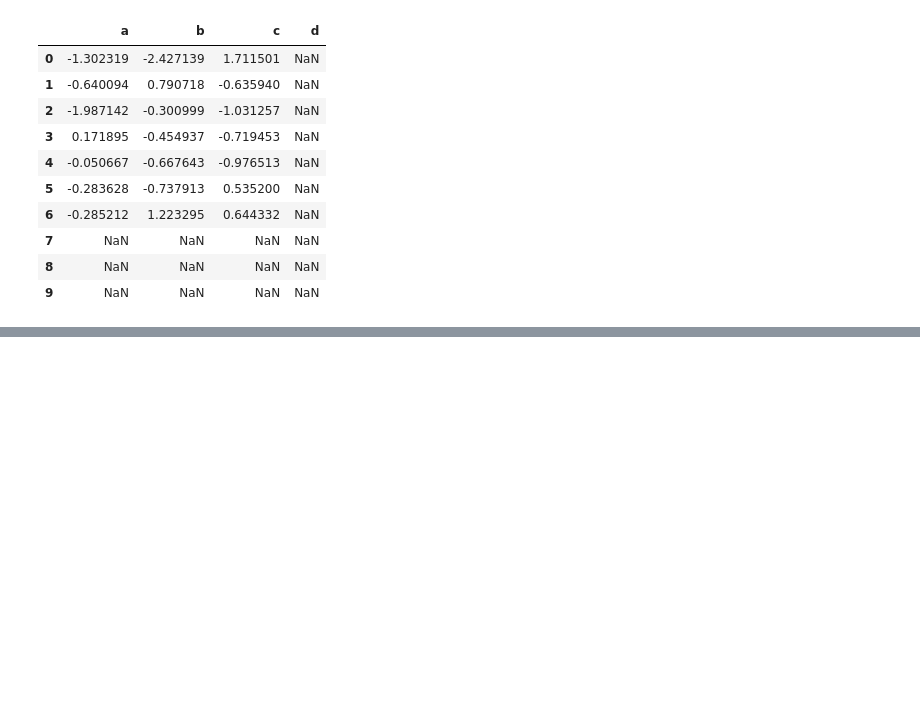
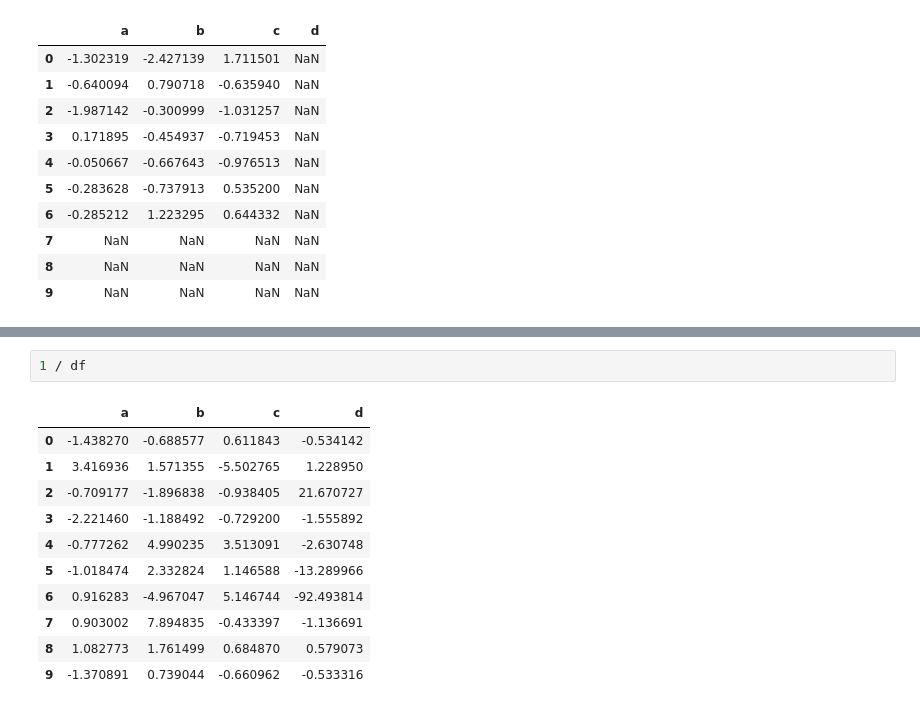
Before and after one commit to sitsawek/Practical-statistic-for-data-scientist, a Jupyter notebook: explore_data_analysis.ipynb, the cells around one changed output, grey strips where cells are left out. Drawn from its saved outputs; the diff is of its cells as text; blank space fills up the shorter version.

```diff
--- a/explore_data_analysis.ipynb
+++ b/explore_data_analysis.ipynb
@@ -581,0 +612,14 @@ df + df2
+# %%
+1 / df
+# %% [output]
+|  | a | b | c | d |
+| 0 | -1.438270 | -0.688577 | 0.611843 | -0.534142 |
+| 1 | 3.416936 | 1.571355 | -5.502765 | 1.228950 |
+| 2 | -0.709177 | -1.896838 | -0.938405 | 21.670727 |
+| 3 | -2.221460 | -1.188492 | -0.729200 | -1.555892 |
+| 4 | -0.777262 | 4.990235 | 3.513091 | -2.630748 |
+| 5 | -1.018474 | 2.332824 | 1.146588 | -13.289966 |
+| 6 | 0.916283 | -4.967047 | 5.146744 | -92.493814 |
+| 7 | 0.903002 | 7.894835 | -0.433397 | -1.136691 |
+| 8 | 1.082773 | 1.761499 | 0.684870 | 0.579073 |
+| 9 | -1.370891 | 0.739044 | -0.660962 | -0.533316 |
```
Also changed, not shown: parts of 20 cells of this notebook.
